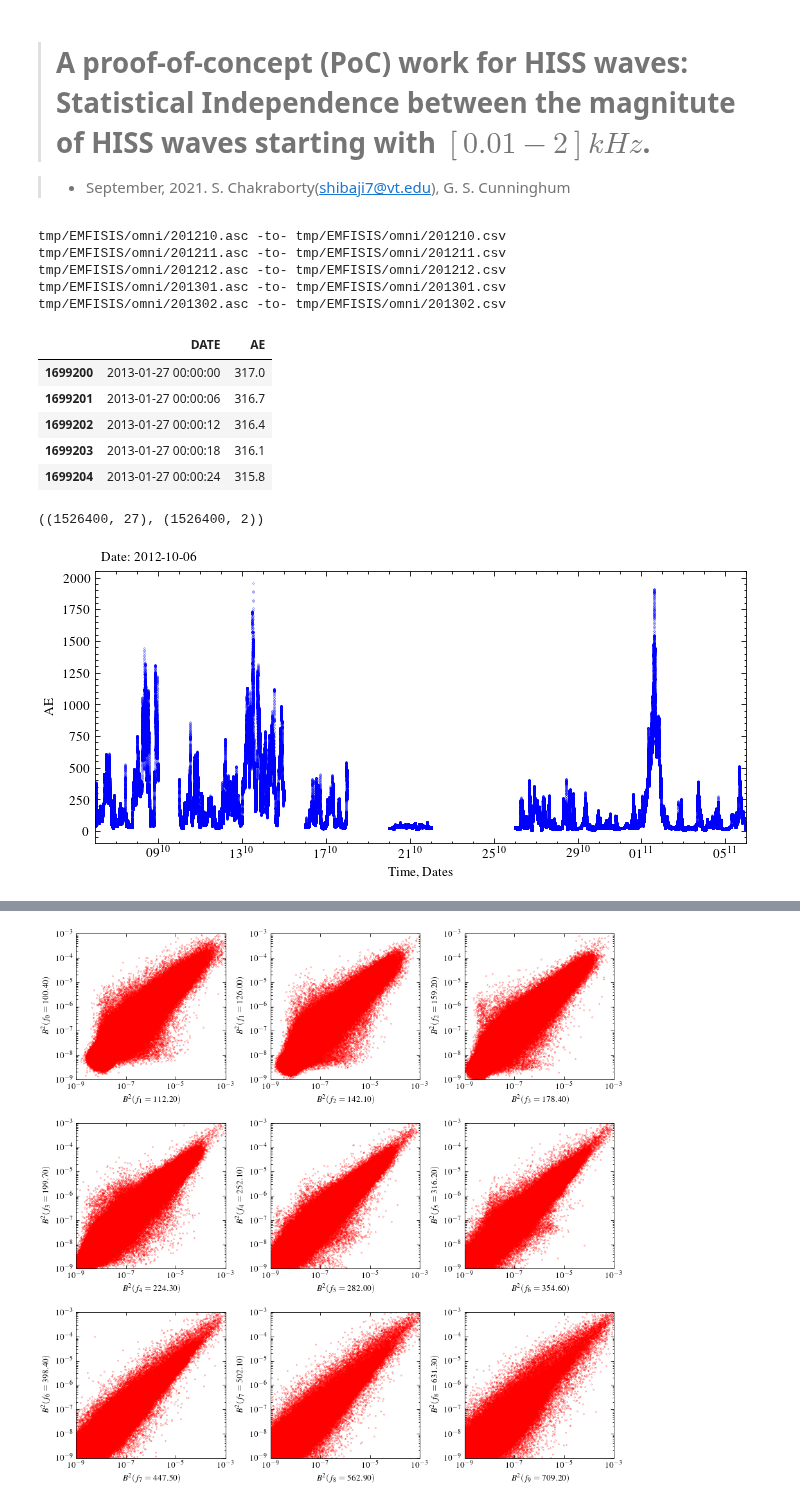
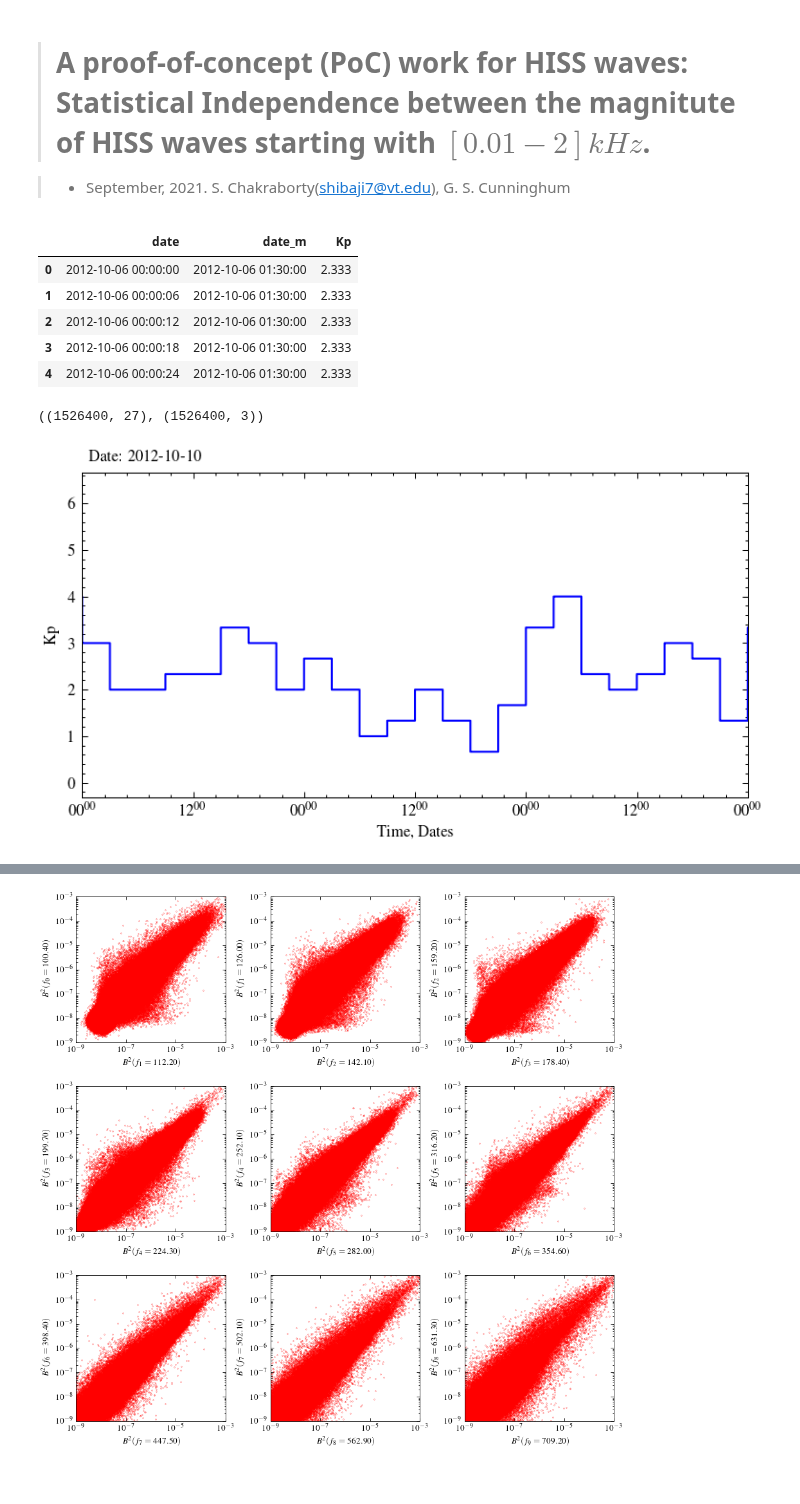
Before and after one commit to shibaji7/Bayesian_Framework_CRRES, a Jupyter notebook: Statistical_HISS.ipynb, the cells around one changed output, grey strips where cells are left out. Cells and saved outputs as stored; diff of their text form; code cells hidden in the pictures; blank space fills up the shorter version.

Commit message:
Python plots HISS

```diff
--- a/Statistical_HISS.ipynb
+++ b/Statistical_HISS.ipynb
@@ -26,46 +26,43 @@ B, freqs, L, Lstar, epoch = nds.variables["B_hiss"][:], nds.variables["freqs"][:
 dunits = num2date(epoch[:], epoch.units, epoch.calendar, only_use_cftime_datetimes=False)
 dunits = np.array([x._to_real_datetime() for x in dunits]).astype("datetime64[ns]")
 dunits = [dt.datetime.utcfromtimestamp(x.astype(int) * 1e-9) for x in dunits]
-ddates = set(dunits)
+ddates = list(set(dunits))
+ddates.sort()
-# %%
-dmap.download_omni_dataset(dates)
-# %% [output]
-tmp/EMFISIS/omni/201210.asc -to- tmp/EMFISIS/omni/201210.csv
-tmp/EMFISIS/omni/201211.asc -to- tmp/EMFISIS/omni/201211.csv
-tmp/EMFISIS/omni/201212.asc -to- tmp/EMFISIS/omni/201212.csv
-tmp/EMFISIS/omni/201301.asc -to- tmp/EMFISIS/omni/201301.csv
-tmp/EMFISIS/omni/201302.asc -to- tmp/EMFISIS/omni/201302.csv
+# %%
+KpDf = dmap.fetch_Kp_data(ddates)
+KpDf.head()
+# %% [output]
+|  | date | date_m | Kp |
+| 0 | 2012-10-06 00:00:00 | 2012-10-06 01:30:00 | 2.333 |
+| 1 | 2012-10-06 00:00:06 | 2012-10-06 01:30:00 | 2.333 |
+| 2 | 2012-10-06 00:00:12 | 2012-10-06 01:30:00 | 2.333 |
+| 3 | 2012-10-06 00:00:18 | 2012-10-06 01:30:00 | 2.333 |
+| 4 | 2012-10-06 00:00:24 | 2012-10-06 01:30:00 | 2.333 |
 # %%
-omni = dmap.get_omni_dataset(dates)[["DATE", "AE"]]
-omni = omni.set_index("DATE").resample("6s").interpolate().reset_index()
-o = pd.DataFrame()
-for d in ddates:
-    o = pd.concat([o, omni[(omni.DATE>=d) & (omni.DATE<d+dt.timedelta(1))]])
-omni = o.copy()
-omni.head()
+# dmap.download_omni_dataset(dates)
+# omni = dmap.get_omni_dataset(dates)[["DATE", "AE"]]
+# omni = omni.set_index("DATE").resample("6s").interpolate().reset_index()
+# o = pd.DataFrame()
+# for d in ddates:
+#     o = pd.concat([o, omni[(omni.DATE>=d) & (omni.DATE<d+dt.timedelta(1))]])
+# omni = o.copy()
+# omni.head()
-# %% [output]
-|  | DATE | AE |
-| 1699200 | 2013-01-27 00:00:00 | 317.0 |
-| 1699201 | 2013-01-27 00:00:06 | 316.7 |
-| 1699202 | 2013-01-27 00:00:12 | 316.4 |
-| 1699203 | 2013-01-27 00:00:18 | 316.1 |
-| 1699204 | 2013-01-27 00:00:24 | 315.8 |
 # %%
-B.shape, omni.shape
+B.shape, KpDf.shape
 # %% [output]
-((1526400, 27), (1526400, 2))
+((1526400, 27), (1526400, 3))
 # %%
-fig = plt.figure(dpi=120, figsize=(7,3))
+fig = plt.figure(dpi=150, figsize=(6,3))
 ax = fig.add_subplot(111)
-ax.xaxis.set_major_formatter(DateFormatter(r"$%d^{%m}$"))
+ax.xaxis.set_major_formatter(DateFormatter(r"$%H^{%M}$"))
 #ax.xaxis.set_major_locator(HourLocator(byhour=range(0, 24, 12)))
-ax.plot(omni.DATE, omni.AE, "b.", ls="None", ms=0.3)
-ax.set_ylabel("AE")
+ax.plot(KpDf.date, KpDf.Kp, "b", ls="-", ms=0.3, ds="steps-post")
+ax.set_ylabel("Kp")
 ax.set_xlabel("Time, Dates")
-ax.set_xlim(dates[0], dates[-1]+dt.timedelta(1))
-_ = ax.text(0.01, 1.05, "Date: "+dates[0].strftime("%Y-%m-%d"), ha="left", va="center", transform=ax.transAxes)
+ax.set_xlim(dates[4], dates[7])
+_ = ax.text(0.01, 1.05, "Date: "+dates[4].strftime("%Y-%m-%d"), ha="left", va="center", transform=ax.transAxes)
 # %% [output]
-[figure, old version]
+[figure, new version]
 # %%
 fig = plt.figure(dpi=120, figsize=(7,3))
 ax = fig.add_subplot(121)
```
Also changed, not shown: parts of 4 cells of this notebook, 1 other file.
